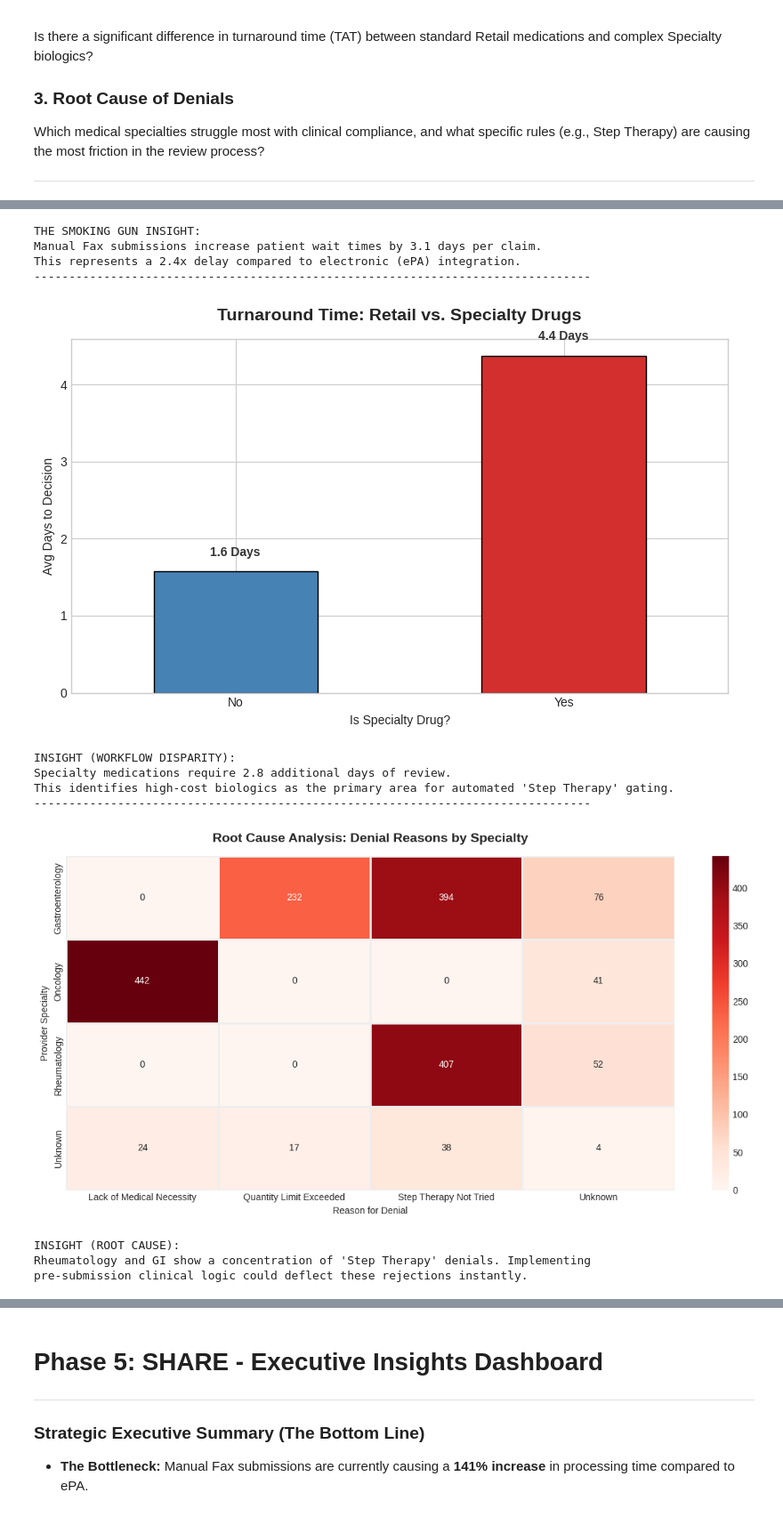
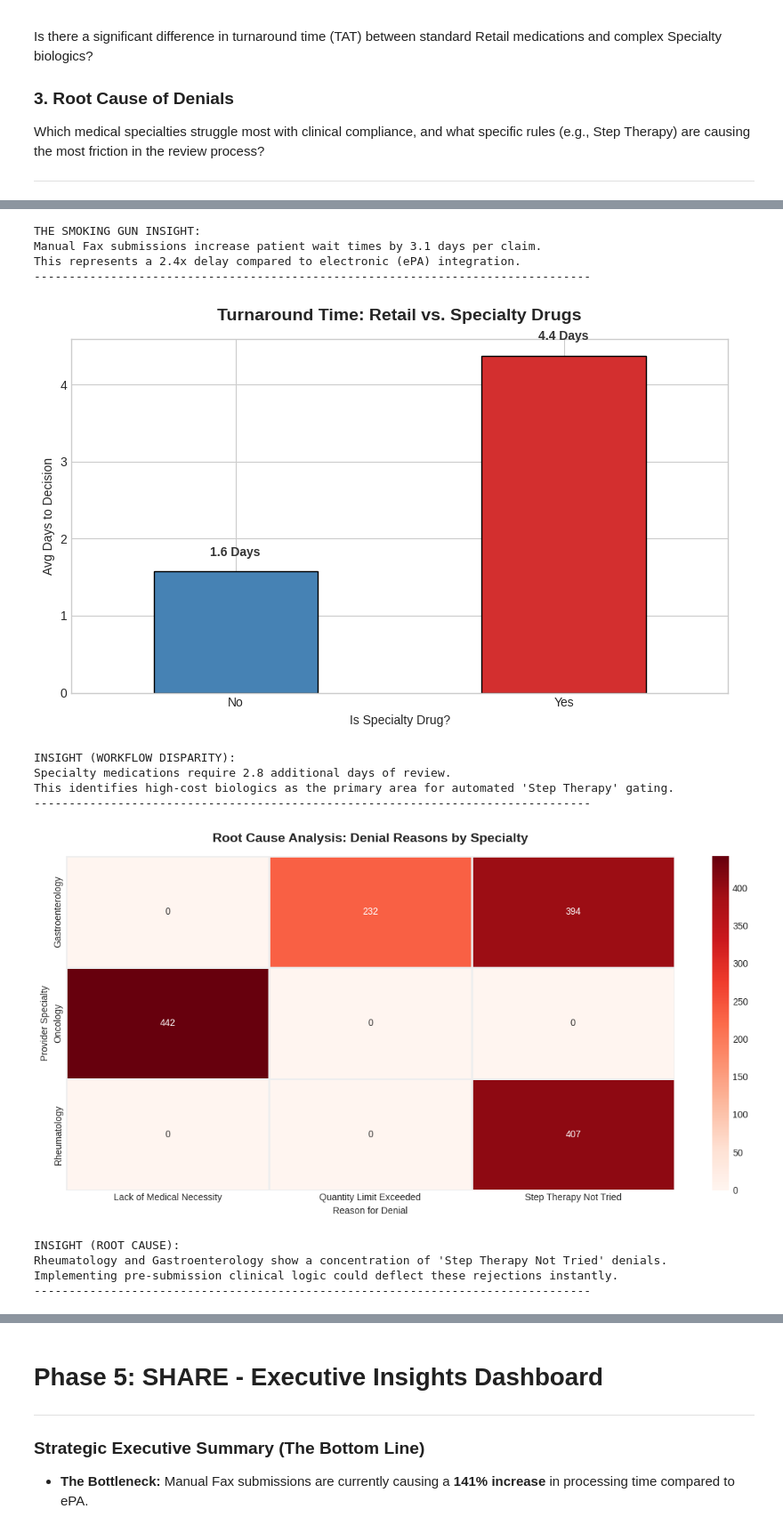
Before and after one commit to ryansp86/Project-RX-pedite, a Jupyter notebook: notebooks/Project_RX-pedite_Case_Study.ipynb, the cells around one changed output, grey strips where cells are left out. Shown at 89% size. Saved outputs shown, nothing was run; the diff lists cells and outputs as text; code cells hidden in the pictures.

```diff
--- a/notebooks/Project_RX-pedite_Case_Study.ipynb
+++ b/notebooks/Project_RX-pedite_Case_Study.ipynb
@@ -210,7 +310,7 @@ df['Provider_Specialty'] = df['Provider_Specialty'].fillna('Unknown')
 
 # Logic-Based Filling for Denial Reasons:
 # Approved claims get 'N/A', Denied claims with missing reasons get 'Unknown'
-df.loc[df['Status'] == 'Approved', 'Denial_Reason'] = df['Denial_Reason'].fillna('N/A')
+df.loc[df['Status'].isin(['Approved', 'Pending']), 'Denial_Reason'] = 'N/A'
 df['Denial_Reason'] = df['Denial_Reason'].fillna('Unknown')
 
 # 3. DEDUPLICATION
@@ -254,6 +354,7 @@ Which medical specialties struggle most with clinical compliance, and what speci
 # --- PHASE 4: ANALYZE (Consolidated & Insight-Driven) ---
 import matplotlib.pyplot as plt
 import seaborn as sns
+import pandas as pd
 
 # Global styling for a professional "Executive" look
 plt.style.use('seaborn-v0_8-whitegrid')
@@ -278,7 +379,7 @@ for i, v in enumerate(channel_data):
 plt.tight_layout()
 plt.show()
 
-# THE SMOKING GUN CALCULATION (Feedback Implementation)
+# THE SMOKING GUN CALCULATION
 fax_tat = channel_data['Fax']
 epa_tat = channel_data['ePA']
 delay_multiplier = fax_tat / epa_tat
@@ -310,39 +411,50 @@ print("\033[1m" + "INSIGHT (WORKFLOW DISPARITY):" + "\033[0m")
 print(f"Specialty medications require {spec_perf['Yes'] - spec_perf['No']:.1f} additional days of review.")
 print("This identifies high-cost biologics as the primary area for automated 'Step Therapy' gating.")
 print("-" * 80)
 
 
 # --- 3. THE DENIAL ROOT CAUSE HEATMAP ---
 plt.figure(figsize=(12, 6))
+
+# Get only Denied claims
 denials_df = df[df['Status'] == 'Denied']
+
+# Build the matrix
 denial_matrix = pd.crosstab(denials_df['Provider_Specialty'], denials_df['Denial_Reason'])
 
+# Explicitly drop 'Unknown' or 'N/A' from the X and Y axes if they exist
+denial_matrix = denial_matrix.drop(index='Unknown', errors='ignore')
+denial_matrix = denial_matrix.drop(columns=['Unknown', 'N/A'], errors='ignore')
+
+# Plot the cleaned matrix
 sns.heatmap(denial_matrix, annot=True, fmt='d', cmap='Reds', linewidths=1, linecolor='#EEEEEE')
 plt.title('Root Cause Analysis: Denial Reasons by Specialty', fontsize=14, fontweight='bold', pad=15)
 plt.ylabel('Provider Specialty')
 plt.xlabel('Reason for Denial')
 
 plt.tight_layout()
 plt.show()
 
 print("\033[1m" + "INSIGHT (ROOT CAUSE):" + "\033[0m")
-print("Rheumatology and GI show a concentration of 'Step Therapy' denials. Implementing ")
-print("pre-submission clinical logic could deflect these rejections instantly.")
+print("Rheumatology and Gastroenterology show a concentration of 'Step Therapy Not Tried' denials.")
+print("Implementing pre-submission clinical logic could deflect these rejections instantly.")
+print("-" * 80)
 # %% [output]
 [figure]
 THE SMOKING GUN INSIGHT:
 Manual Fax submissions increase patient wait times by 3.1 days per claim.
 This represents a 2.4x delay compared to electronic (ePA) integration.
 --------------------------------------------------------------------------------
 [figure]
 INSIGHT (WORKFLOW DISPARITY):
 Specialty medications require 2.8 additional days of review.
 This identifies high-cost biologics as the primary area for automated 'Step Therapy' gating.
 --------------------------------------------------------------------------------
-[figure, old version]
+[figure, new version]
 INSIGHT (ROOT CAUSE):
-Rheumatology and GI show a concentration of 'Step Therapy' denials. Implementing
-pre-submission clinical logic could deflect these rejections instantly.
+Rheumatology and Gastroenterology show a concentration of 'Step Therapy Not Tried' denials.
+Implementing pre-submission clinical logic could deflect these rejections instantly.
+--------------------------------------------------------------------------------
 # %% [markdown]
 ### **Diagnostic Analysis: Root Cause of Therapy Delays**
 ---
```
Also changed, not shown: parts of 6 cells of this notebook.
